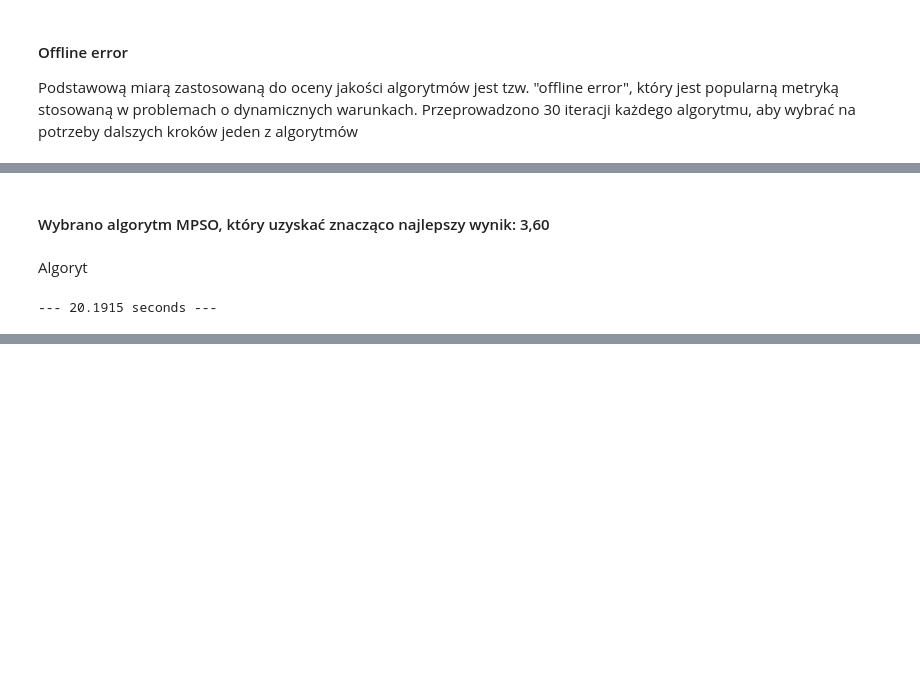
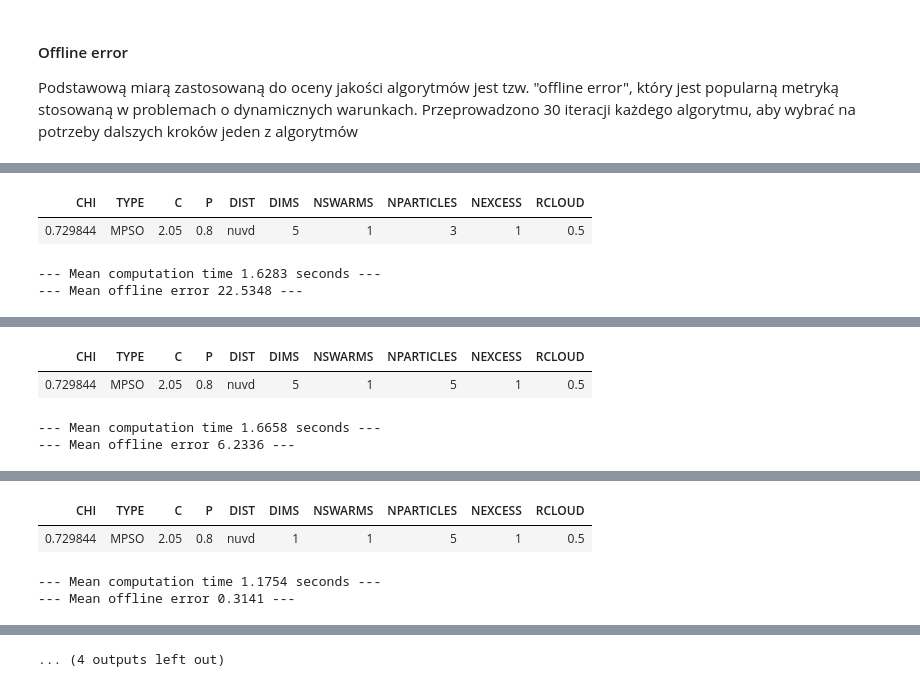
Before and after one commit to MateuszGalasinski/evolutionaryComputation, a Jupyter notebook: jupyter/ex2.ipynb, the cells around one changed output, grey strips where cells are left out. Saved outputs shown, nothing was run; the diff lists cells and outputs as text; code cells hidden in the pictures; blank space fills up the shorter version.

```diff
--- a/jupyter/ex2.ipynb
+++ b/jupyter/ex2.ipynb
@@ -84,7 +84,7 @@ seed(0)
 # %%
 flatten = lambda l: [item for sublist in l for item in sublist]
 figsize = (14, 8)
-def annot_min(x,y, ax=None):
+def annot_min(x,y, ax=None, x_pos_mod=1, y_pos_mod=-0.06):
     xmin = x[np.argmin(y)]
     ymin = y.min()
     text= "x={:.3f}, y={:.3f}".format(xmin, ymin)
@@ -95,7 +95,7 @@ def annot_min(x,y, ax=None):
     kw = dict(xycoords='data',textcoords="axes fraction",
               arrowprops=arrowprops,
               bbox=bbox_props, ha="right", va="top")
-    ax.annotate(text, xy=(xmin, ymin), xytext=(xmin/(len(x)*0.65),-0.02), **kw)
+    ax.annotate(text, xy=(xmin, ymin), xytext=(0.5,-0.02), **kw)
 
 def hist_over_time(result_book, single_gen_index=None,
                    min_hist_value=1, sift_rate=2,
@@ -118,8 +118,6 @@ def hist_over_time(result_book, single_gen_index=None,
             p = p - 1
         p = p + 1
     fig = plt.figure(figsize=figsize, dpi=100)
-#     ax = Axes3D(fig)
-#     surf = ax.plot_trisurf(all_x_points, all_y_points, all_z_points, cmap='inferno', linewidth=0.03, shade=True)
     ax = plt.axes(projection="3d", title="Value of particles fitness's histogram across generations (in Z)")
     ax.scatter3D(all_x_points, all_y_points, all_z_points, c=all_z_points, cmap='inferno');
     ax.set_xlim(limits[0], limits[1])
@@ -146,6 +144,12 @@ def plots_nswarms(result_book, top_limit=10):
     ax.scatter(range(len(swarms)), swarms, c=swarms, cmap='copper');
     plt.show()
 
+def plot_titled(y, ax, title):
+    ax.set_title(title)
+    ax.scatter(range(len(y)), y, c=y, cmap='coolwarm');
+    annot_min(range(len(y)), y, ax=ax)
+    plt.show()
+
 def plot_offline_error(result_book):
     off_error = result_book.select("offline_error")
     off_error = np.array(off_error)
@@ -245,10 +251,10 @@ def updateEliteParticles(population):
                            mean,
                            N))
 from math import pow
-def updateParticleBOA(part, best, c, a, p):
+def updateParticleBOA(rand_part_1, rand_part_2, part, best, c, a, p):
     r = random.uniform(0, 1)
     fragrance = c*(pow(part.fitness.values[0], a))
-    r1 = (r**2 * random.uniform(0, 1) - random.uniform(0, 1) for _ in range(len(part)))
+    r1 = (r**2 * rand_part_1[i] - rand_part_2[i] for i in range(len(part)))
     if r < p:
         move = map(operator.mul,
                 map(operator.sub,
@@ -279,7 +285,7 @@ def setup_toolbox(BOUNDS, mpb):
     elif cfg.TYPE == "BOA":
         toolbox.register("update", updateParticleBOA, p=cfg.P)
     else:
-        toolbox.register("update", updateParticle, chi=cfg.CHI, c=cfg.C)
+        toolbox.register("update", updateParticleMPSO, chi=cfg.CHI, c=cfg.C)
     toolbox.register("convert", convertQuantum, dist=cfg.DIST)
     toolbox.register("evaluate", mpb)
     toolbox.register("eliteupdate", updateEliteParticles)
@@ -594,3 +613,5 @@ def plot_results(logbook):
+# %%
+n_runs = 2
 # %% [markdown]
 #### Offline error
 Podstawową miarą zastosowaną do oceny jakości algorytmów jest tzw. "offline error", który jest popularną metryką stosowaną w problemach o dynamicznych warunkach. Przeprowadzono 30 iteracji każdego algorytmu, aby wybrać na potrzeby dalszych kroków jeden z algorytmów
@@ -645,33 +618,58 @@ print(mean_offline_error)
-# %% [markdown]
-#### Wybrano algorytm MPSO, który uzyskać znacząco najlepszy wynik: 3,60
-# %% [markdown]
-Algoryt
 # %%
 json_config ="""
 {
     "TYPE": "MPSO",
     "CHI": 0.729843788,
     "C": 2.05,
     "DIST": "nuvd",
     "DIMS": 5,
-    "NSWARMS": 3,
-    "NPARTICLES": 5,
+    "NSWARMS": 1,
+    "NPARTICLES": 3,
     "NEXCESS": 1,
     "RCLOUD": 0.5,
-    "EVALS": 500000,
+    "EVALS": 50000,
     "P": 0.8
 }"""
 cfg = json.loads(json_config, object_hook = as_config)
+run_n_times(n_runs)
+cfg.NPARTICLES = 5
+run_n_times(n_runs)
 
-start_time = time.time()
-result_book = App().run()
-print("---Czas obliczania algorytmu %.4f seconds ---" % (time.time() - start_time))
-plot_results(result_book)
+cfg.DIMS = 1
+run_n_times(n_runs)
+cfg.DIMS = 5
+
+cfg.NSWARMS = 5
+run_n_times(n_runs)
+cfg.NSWARMS = 1
+
+cfg.NEXCESS = 3
+run_n_times(n_runs)
+cfg.NEXCESS = 1
+
+cfg.RCLOUD = 1
+run_n_times(n_runs)
+cfg.RCLOUD = 0.5
+
+cfg.CHI = 0.6
+run_n_times(n_runs)
+cfg.CHI = 0.729843788
 # %% [output]
+| CHI | TYPE | C | P | DIST | DIMS | NSWARMS | NPARTICLES | NEXCESS | RCLOUD |
+| 0.729844 | MPSO | 2.05 | 0.8 | nuvd | 5 | 1 | 3 | 1 | 0.5 |
---- 20.1915 seconds ---
+--- Mean computation time 1.6283 seconds ---
+--- Mean offline error 22.5348 ---
 [interactive output not drawn]
 [interactive output not drawn]
+| CHI | TYPE | C | P | DIST | DIMS | NSWARMS | NPARTICLES | NEXCESS | RCLOUD |
+| 0.729844 | MPSO | 2.05 | 0.8 | nuvd | 5 | 1 | 5 | 1 | 0.5 |
+--- Mean computation time 1.6658 seconds ---
+--- Mean offline error 6.2336 ---
 [interactive output not drawn]
 [interactive output not drawn]
+| CHI | TYPE | C | P | DIST | DIMS | NSWARMS | NPARTICLES | NEXCESS | RCLOUD |
+| 0.729844 | MPSO | 2.05 | 0.8 | nuvd | 1 | 1 | 5 | 1 | 0.5 |
+--- Mean computation time 1.1754 seconds ---
+--- Mean offline error 0.3141 ---
 [interactive output not drawn]
 [interactive output not drawn]
@@ -679,0 +676 @@ plot_results(result_book)
+... (4 outputs left out)
```
Also changed, not shown: parts of 21 cells of this notebook.
